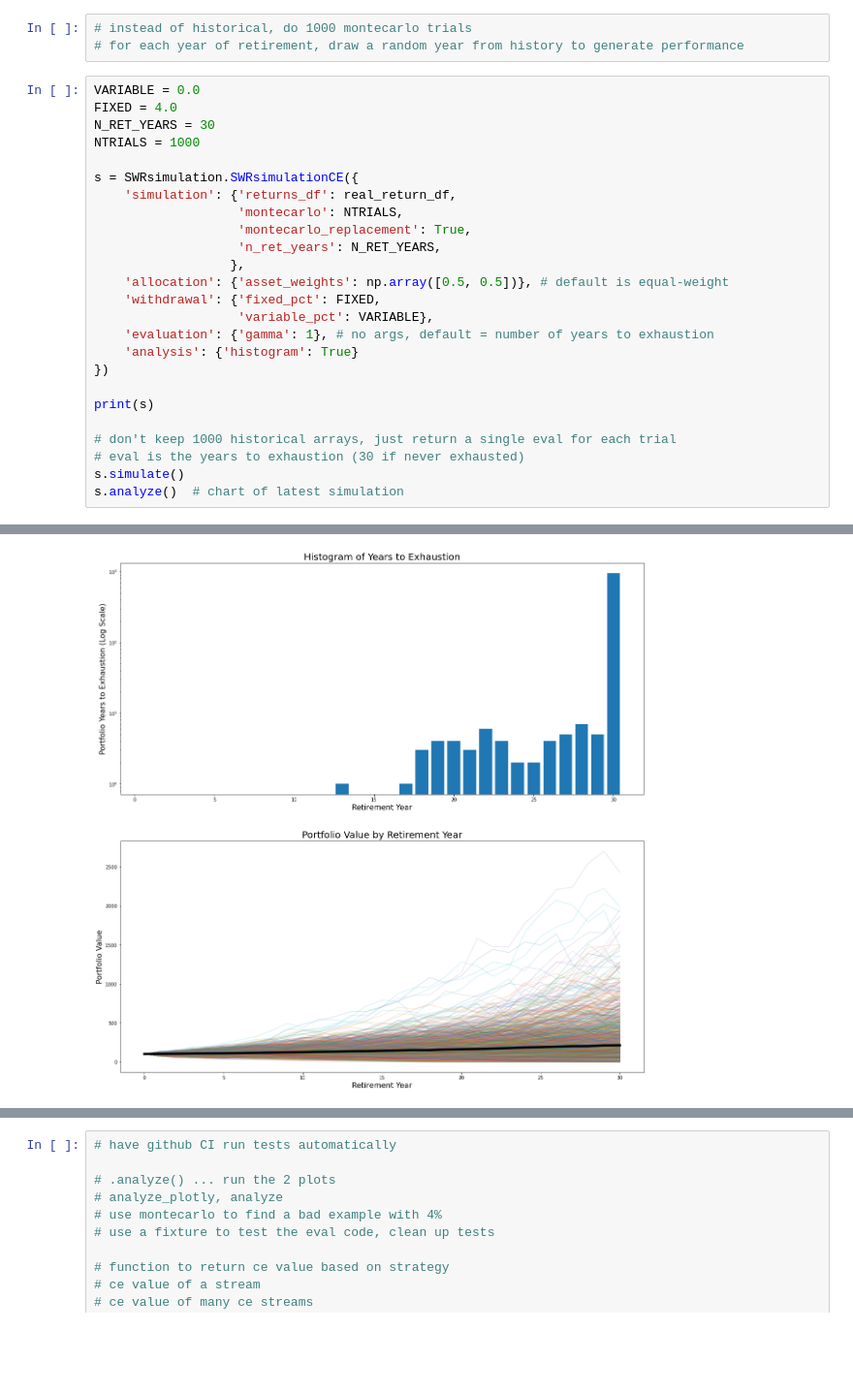
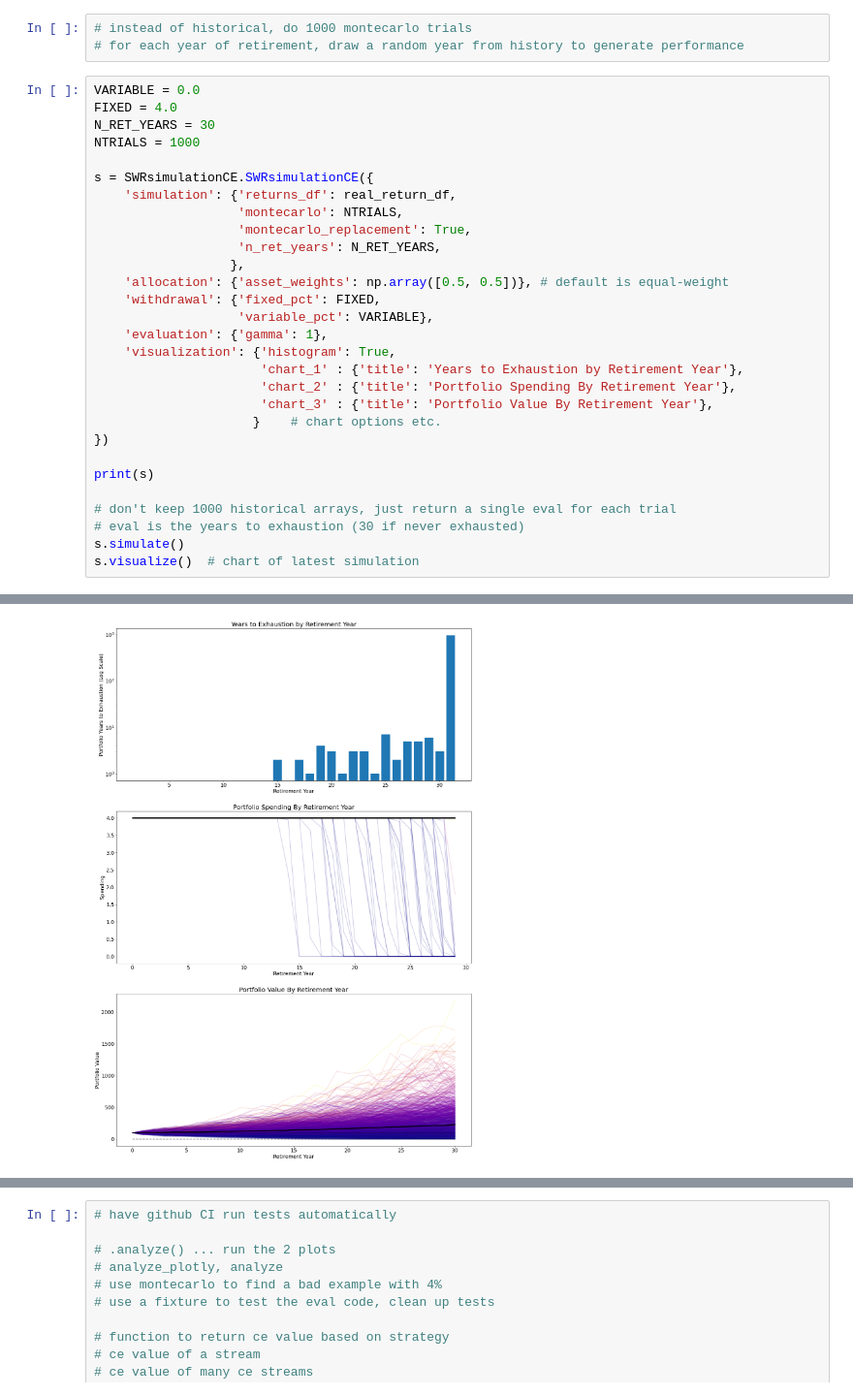
Before and after one commit to druce/swr, a Jupyter notebook: swr.ipynb, the cells around one changed output, grey strips where cells are left out. Shown at 97% size. Saved outputs shown, nothing was run; the diff lists cells and outputs as text; blank space fills up the shorter version.

```diff
--- a/swr.ipynb
+++ b/swr.ipynb
@@ -199,7 +203,7 @@ FIXED = 4.0
 N_RET_YEARS = 30
 NTRIALS = 1000
 
-s = SWRsimulation.SWRsimulationCE({
+s = SWRsimulationCE.SWRsimulationCE({
     'simulation': {'returns_df': real_return_df,
                    'montecarlo': NTRIALS,
                    'montecarlo_replacement': True,
@@ -208,8 +212,12 @@ s = SWRsimulation.SWRsimulationCE({
     'allocation': {'asset_weights': np.array([0.5, 0.5])}, # default is equal-weight
     'withdrawal': {'fixed_pct': FIXED,
                    'variable_pct': VARIABLE},
-    'evaluation': {'gamma': 1}, # no args, default = number of years to exhaustion
-    'analysis': {'histogram': True}
+    'evaluation': {'gamma': 1},
+    'visualization': {'histogram': True,
+                      'chart_1' : {'title': 'Years to Exhaustion by Retirement Year'},
+                      'chart_2' : {'title': 'Portfolio Spending By Retirement Year'},
+                      'chart_3' : {'title': 'Portfolio Value By Retirement Year'},
+                     }    # chart options etc.
 })
 
 print(s)
@@ -217,7 +225,7 @@ print(s)
 # don't keep 1000 historical arrays, just return a single eval for each trial
 # eval is the years to exhaustion (30 if never exhausted)
 s.simulate()
-s.analyze()  # chart of latest simulation
+s.visualize()  # chart of latest simulation
 # %% [output]
 Simulation:
 {'montecarlo': 1000,
@@ -239,4 +247,4 @@ mean annual spending over all cohorts 3.95
-[figure, old version]
+[figure, new version]
 # %%
 # bengen rule
 
```
Also changed, not shown: parts of 12 cells of this notebook, 2 other files.
